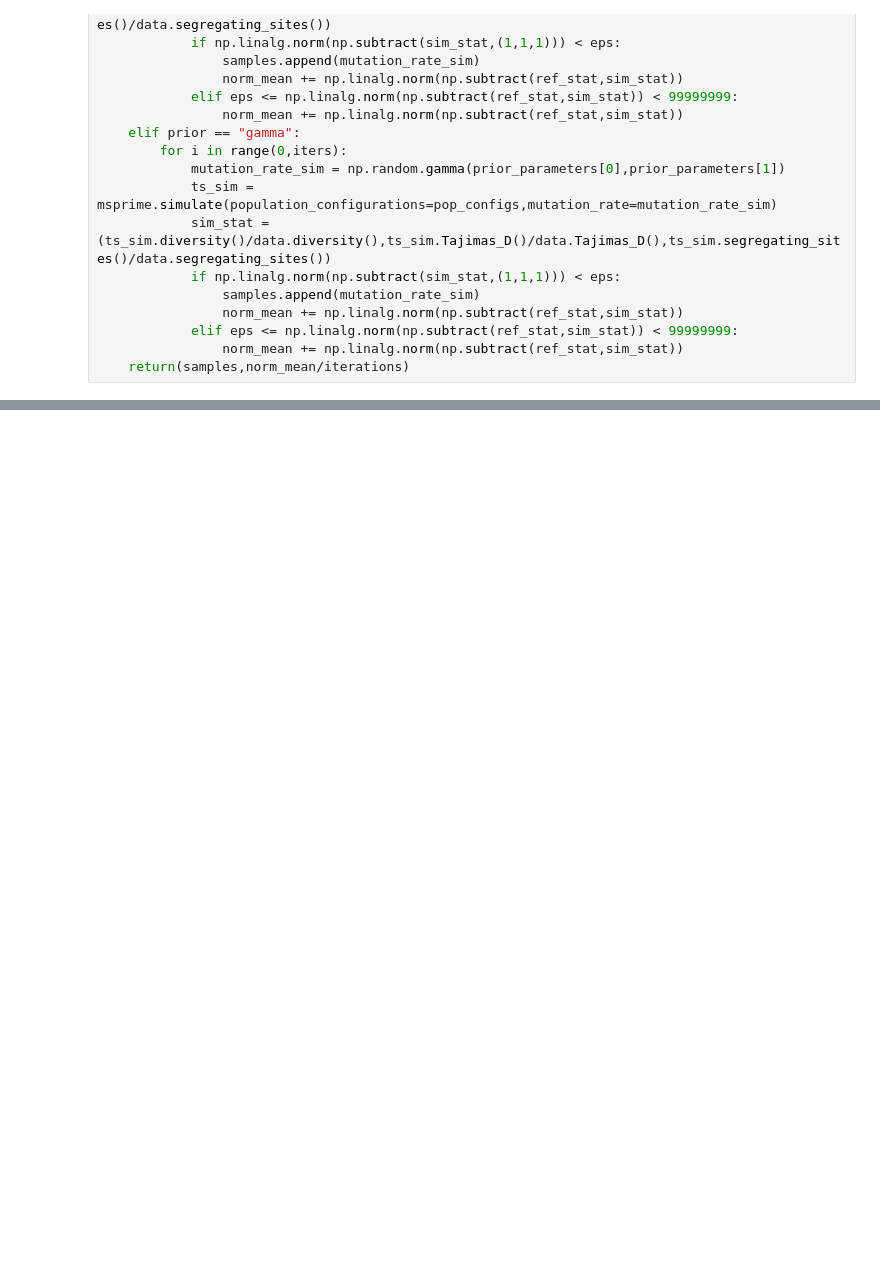
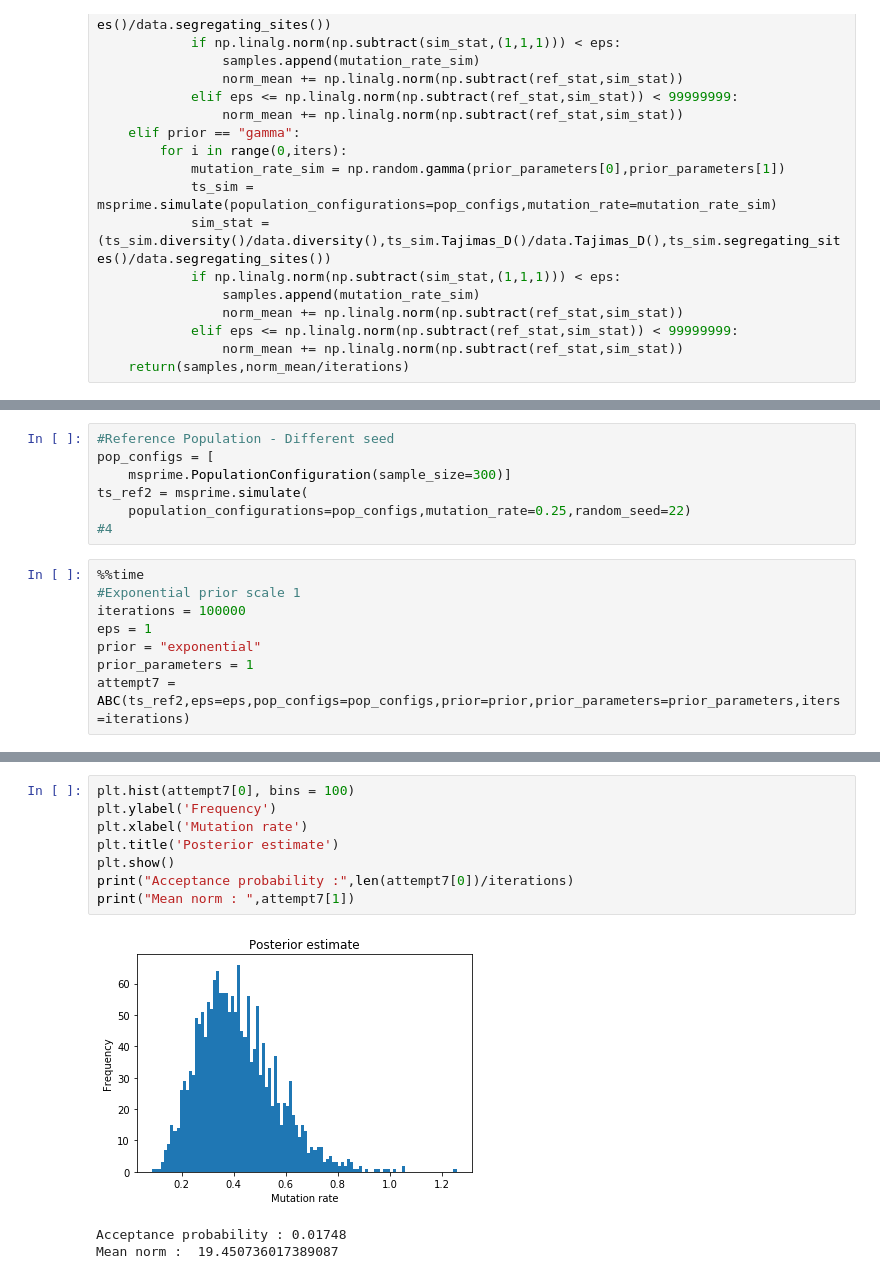
Before and after one commit to samslamowicz/MastersProject, a Jupyter notebook: ABC - Rejection Sampling for Mutation Rate.ipynb, the cells around one changed output, grey strips where cells are left out. Cells and saved outputs as stored; diff of their text form; blank space fills up the shorter version.

```diff
--- a/ABC - Rejection Sampling for Mutation Rate.ipynb
+++ b/ABC - Rejection Sampling for Mutation Rate.ipynb
@@ -221,0 +225,15 @@ Mean norm :  1.8585072641012244
+# %%
+#Reference Population - Different seed
+pop_configs = [
+    msprime.PopulationConfiguration(sample_size=300)]
+ts_ref2 = msprime.simulate(
+    population_configurations=pop_configs,mutation_rate=0.25,random_seed=22)
+#4
+# %%
+%%time
+#Exponential prior scale 1
+iterations = 100000
+eps = 1
+prior = "exponential"
+prior_parameters = 1
+attempt7 = ABC(ts_ref2,eps=eps,pop_configs=pop_configs,prior=prior,prior_parameters=prior_parameters,iters=iterations)
@@ -221,0 +242,12 @@ Mean norm :  1.8585072641012244
+# %%
+plt.hist(attempt7[0], bins = 100)
+plt.ylabel('Frequency')
+plt.xlabel('Mutation rate')
+plt.title('Posterior estimate')
+plt.show()
+print("Acceptance probability :",len(attempt7[0])/iterations)
+print("Mean norm : ",attempt7[1])
+# %% [output]
+[figure, added]
+Acceptance probability : 0.01748
+Mean norm :  19.450736017389087
```
Also changed, not shown: parts of 22 cells of this notebook.
